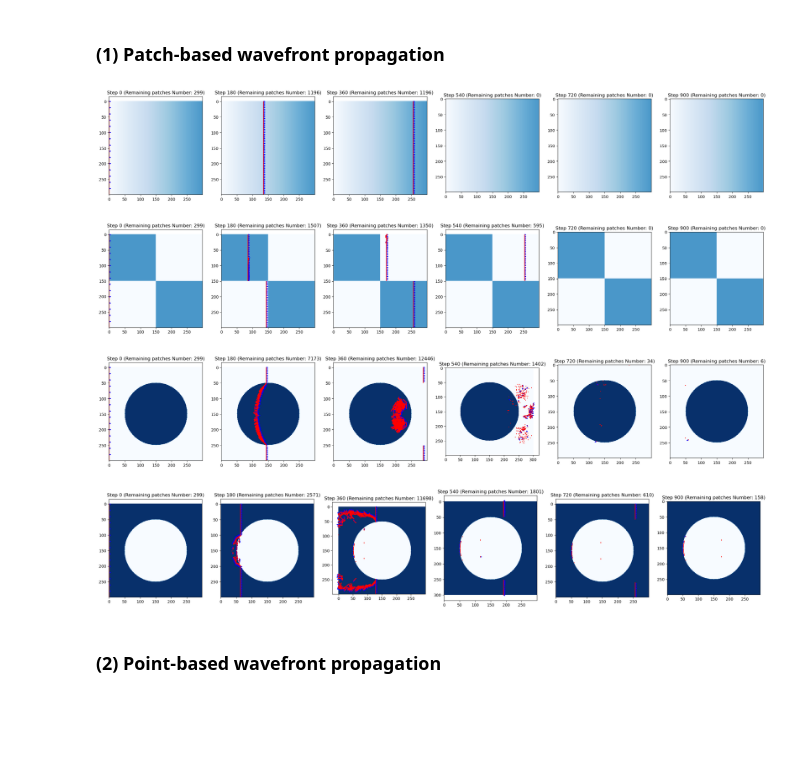
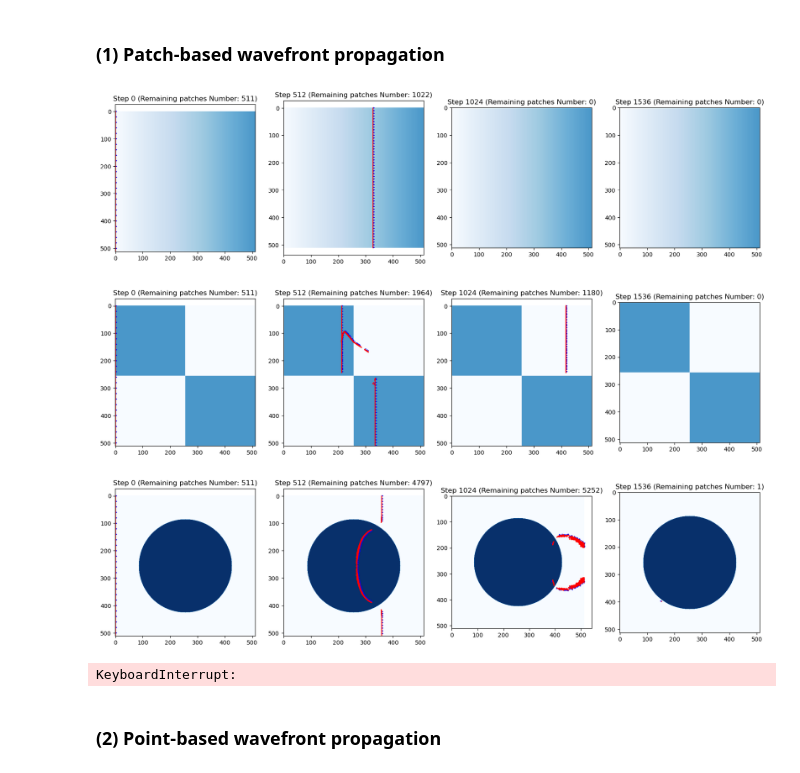
Before and after one commit to swirling-wind/demo-eikonal, a Jupyter notebook: wavefront_propagation(HighRes).ipynb, the cells around one changed output. Cells and saved outputs as stored; diff of their text form; code cells hidden in the pictures; blank space fills up the shorter version.

```diff
--- a/wavefront_propagation(HighRes).ipynb
+++ b/wavefront_propagation(HighRes).ipynb
@@ -22,7 +23,7 @@ cuda
 ## 1. Create 2D IOR field
 Input is an image where grey values map to IORs.
 # %%
-field_size = 300
+field_size = 512
 
 height, width = field_size, field_size
 gradient = np.linspace(0, 0.3, width, dtype=np.float32)
@@ -82,7 +83,11 @@ plt.show()
 # %%
-def compute_gradients(IOR):
-    grad_x = np.gradient(IOR, axis=1)
-    grad_y = np.gradient(IOR, axis=0)
+def compute_gradients(IOR: np.ndarray) -> tuple[np.ndarray, np.ndarray]:
+
+    smoothed_ior = gaussian_filter(IOR, sigma=4.0)
+
+
+    grad_x = np.gradient(smoothed_ior, axis=1)
+    grad_y = np.gradient(smoothed_ior, axis=0)
     return grad_x, grad_y
 
 grad_x, grad_y = compute_gradients(concave_lens_ior_field)
@@ -150,8 +155,8 @@ for i in range(field_size - 1):
     initial_wavefront_patches.append(patch)
 
 num_steps = int(field_size * 3)
-delta_t = 0.8
-num_show_images = 5
+delta_t = 0.6
+num_show_images = 3
 
 ior_field_dict = {
     'linear': {'ior': linear_ior_field, 'pos': [], 'dir': [], 'patches_list': [], 'irradiance': None, 'dir_vec': None},
@@ -164,7 +169,7 @@ ior_field_dict = {
 # %% [markdown]
 ### (1) Patch-based wavefront propagation
 # %%
-def update_wavefront_patches(patches: list[Patch], IOR: np.ndarray, delta_t: float, refine_threshold: float = 0.4, energy_threshold: float = 0.002) -> list[Patch]:
+def update_wavefront_patches(patches: list[Patch], IOR: np.ndarray, delta_t: float, refine_threshold: float = 0.5, energy_threshold: float = 0.002) -> list[Patch]:
     new_patches = []
     grad_x_ior, grad_y_ior = compute_gradients(IOR)
 
@@ -234,37 +239,37 @@ def simulate_wavefront_propagation_patches(cur_IOR: np.ndarray, initial_wavefron
         wavefront_patch_list.append(new_patches)
     return wavefront_patch_list
 
 def visualize_wavefront_propagation_patches(wavefront_patch_list: list[list[Patch]],
                                     cur_IOR: np.ndarray, num_show_images=5):
     # show the wavefront propagation in num_show_images steps between 0 and num_steps
     num_steps = len(wavefront_patch_list) - 1
     num_show_images = [i for i in range(0, num_steps + 1, num_steps // num_show_images)]
 
     plt.figure(figsize=(5 * len(num_show_images), 5))
     for i in num_show_images:
         plt.subplot(1, len(num_show_images), num_show_images.index(i) + 1)
         plt.imshow(cur_IOR, cmap='Blues', vmin=1.0, vmax=1.5)
 
         for j, patch in enumerate(wavefront_patch_list[i]):
             start_pos = patch.start_pos
             end_pos = patch.end_pos
             plt.plot([start_pos[0], end_pos[0]], [start_pos[1], end_pos[1]], color='red')
             if j % 20 == 0:
                 mid_pos = patch.mid_pos()
                 plt.arrow(mid_pos[0], mid_pos[1], patch.start_dir[0], patch.start_dir[1], color='blue', head_width=3)
 
         plt.title(f'Step {i} (Remaining patches Number: {len(wavefront_patch_list[i])})')
     plt.show()
 
 for key, value in ior_field_dict.items():
     wavefront_patches = simulate_wavefront_propagation_patches(value['ior'], initial_wavefront_patches, num_steps, delta_t)
     value['patches_list'] = wavefront_patches
     visualize_wavefront_propagation_patches(wavefront_patches, value['ior'], num_show_images)
 # %% [output]
-[figure, old version]
+[figure, new version]
-[figure, old version]
+[figure, new version]
-[figure, old version]
+[figure, new version]
-[figure, removed]
+KeyboardInterrupt:
 # %% [markdown]
 ### (2) Point-based wavefront propagation
 # %%
```
Also changed, not shown: parts of 6 cells of this notebook, 1 other file.
